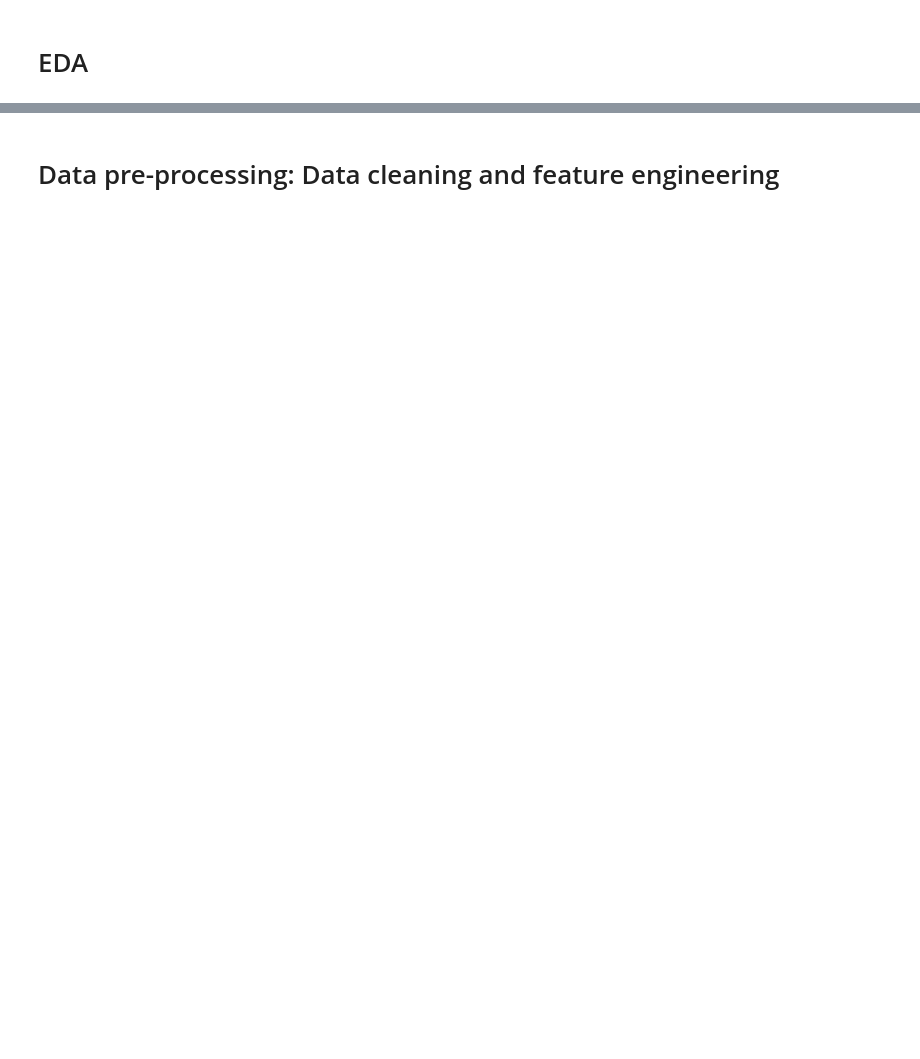
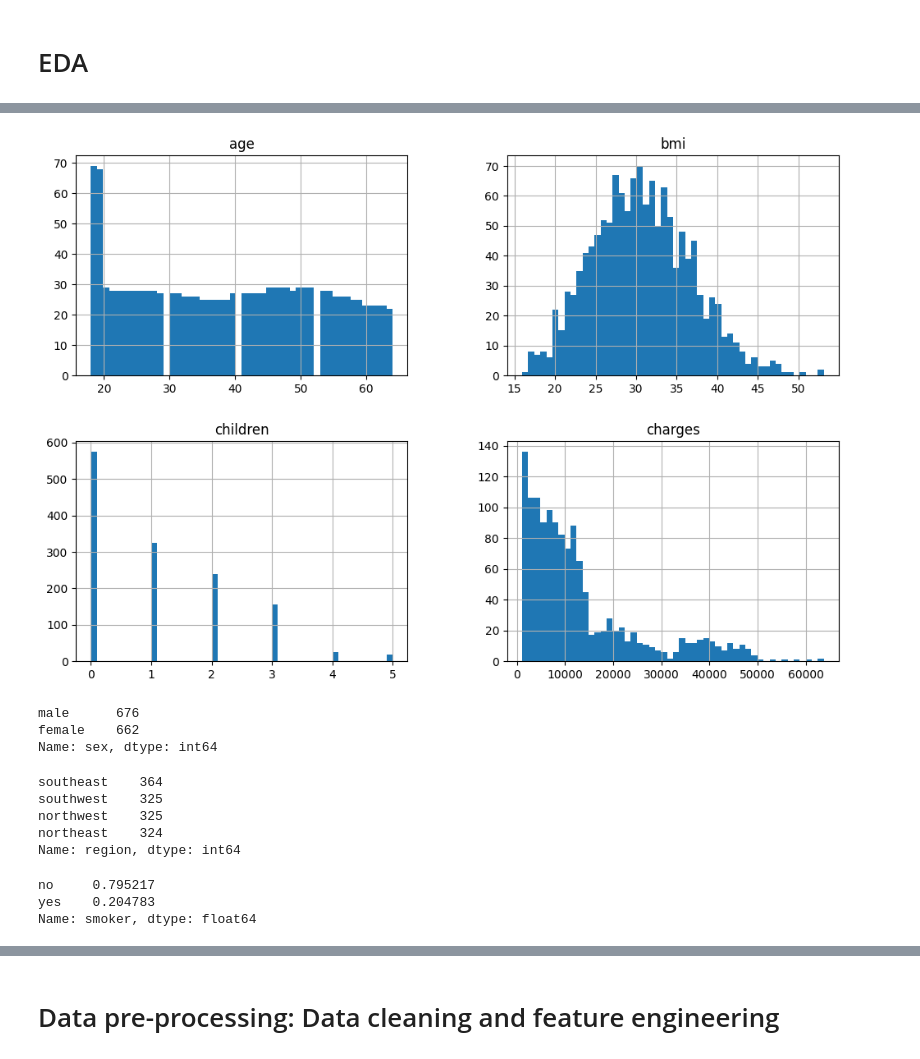
Before and after one commit to MichelleVik/Intro-to-Machine-Learning, a Jupyter notebook: 4_classification/classification_student_copy.ipynb, the cells around one changed output, grey strips where cells are left out. Saved outputs shown, nothing was run; the diff lists cells and outputs as text; code cells hidden in the pictures; blank space fills up the shorter version.

```diff
--- a/4_classification/classification_student_copy.ipynb
+++ b/4_classification/classification_student_copy.ipynb
@@ -74,3 +74,8 @@ Google Colab: https://colab.research.google.com/
 ## Let's work with HW3 data
 
 - Download data [here](https://www.kaggle.com/datasets/mirichoi0218/insurance?datasetId=13720&sortBy=voteCount&select=insurance.csv) or [here](https://raw.githubusercontent.com/vivianamarquez/Intro-to-Machine-Learning/main/data/insurance.csv)
+# %%
+import pandas as pd
+
+df = pd.read_csv("../data/insurance.csv")
+df.head()
@@ -85,0 +142,27 @@ Google Colab: https://colab.research.google.com/
+# %%
+import matplotlib.pyplot as plt
+
+df.hist(bins=50, figsize=(12,8))
+plt.show()
+# %% [output]
+[figure, added]
+# %%
+df.sex.value_counts()
+# %% [output]
+male      676
+female    662
+Name: sex, dtype: int64
+# %%
+df.region.value_counts()
+# %% [output]
+southeast    364
+southwest    325
+northwest    325
+northeast    324
+Name: region, dtype: int64
+# %%
+df.smoker.value_counts(normalize=True)
+# %% [output]
+no     0.795217
+yes    0.204783
+Name: smoker, dtype: float64
```
Also changed, not shown: parts of 35 cells of this notebook, 1 other file.
